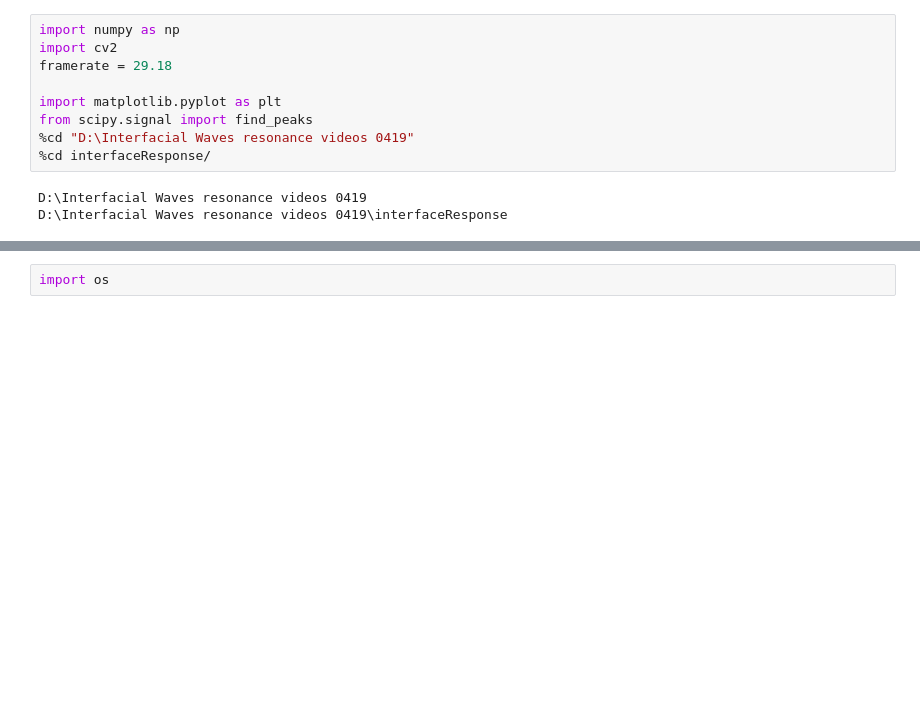
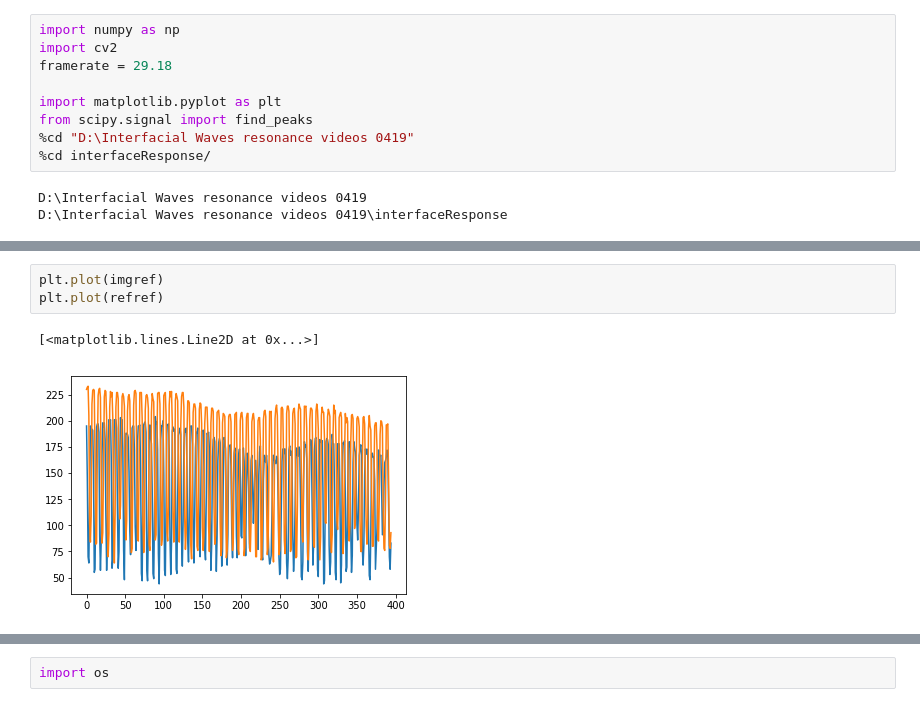
Before and after one commit to balintkaszas/boSchlieren, a Jupyter notebook: SlowRamp0421.ipynb, the cells around one changed output, grey strips where cells are left out. Saved outputs shown, nothing was run; the diff lists cells and outputs as text; blank space fills up the shorter version.

```diff
--- a/SlowRamp0421.ipynb
+++ b/SlowRamp0421.ipynb
@@ -38,0 +39,6 @@ ax2.imshow(imgcut, cmap='Greys')
+# %%
+plt.plot(imgref)
+plt.plot(refref)
+# %% [output]
+[<matplotlib.lines.Line2D at 0x...>]
+[figure, added]
```
Also changed, not shown: parts of 27 cells of this notebook, 48 other files.
